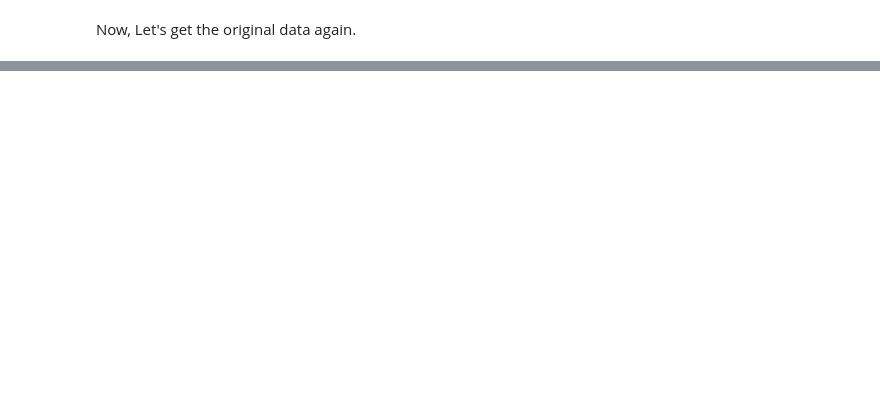
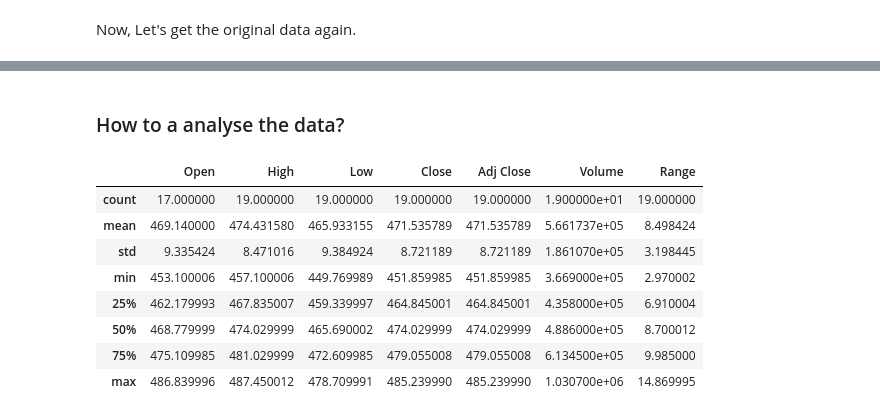
Before and after one commit to surjeet143/all_about_pandas, a Jupyter notebook: pandas_foundation/pandas_foundation_introduction.ipynb, the cells around one changed output, grey strips where cells are left out. Saved outputs shown, nothing was run; the diff lists cells and outputs as text; code cells hidden in the pictures; blank space fills up the shorter version.

```diff
--- a/pandas_foundation/pandas_foundation_introduction.ipynb
+++ b/pandas_foundation/pandas_foundation_introduction.ipynb
@@ -375,0 +446,2 @@ data.sort_index(inplace = True) # sort the data according to the index.
+# %%
+data['Range'] = data['High']-data['Low'] # to calulate the range and putting into a new column.
@@ -375,0 +491,14 @@ data.sort_index(inplace = True) # sort the data according to the index.
+# %% [markdown]
+### How to a analyse the data?
+# %%
+data.describe() #(summary statistics for the numerical columns and transpose the DataFrame for more readable output)
+# %% [output]
+|  | Open | High | Low | Close | Adj Close | Volume | Range |
+| count | 17.000000 | 19.000000 | 19.000000 | 19.000000 | 19.000000 | 1.900000e+01 | 19.000000 |
+| mean | 469.140000 | 474.431580 | 465.933155 | 471.535789 | 471.535789 | 5.661737e+05 | 8.498424 |
+| std | 9.335424 | 8.471016 | 9.384924 | 8.721189 | 8.721189 | 1.861070e+05 | 3.198445 |
+| min | 453.100006 | 457.100006 | 449.769989 | 451.859985 | 451.859985 | 3.669000e+05 | 2.970002 |
+| 25% | 462.179993 | 467.835007 | 459.339997 | 464.845001 | 464.845001 | 4.358000e+05 | 6.910004 |
+| 50% | 468.779999 | 474.029999 | 465.690002 | 474.029999 | 474.029999 | 4.886000e+05 | 8.700012 |
+| 75% | 475.109985 | 481.029999 | 472.609985 | 479.055008 | 479.055008 | 6.134500e+05 | 9.985000 |
+| max | 486.839996 | 487.450012 | 478.709991 | 485.239990 | 485.239990 | 1.030700e+06 | 14.869995 |
```
Also changed, not shown: parts of 48 cells of this notebook.
